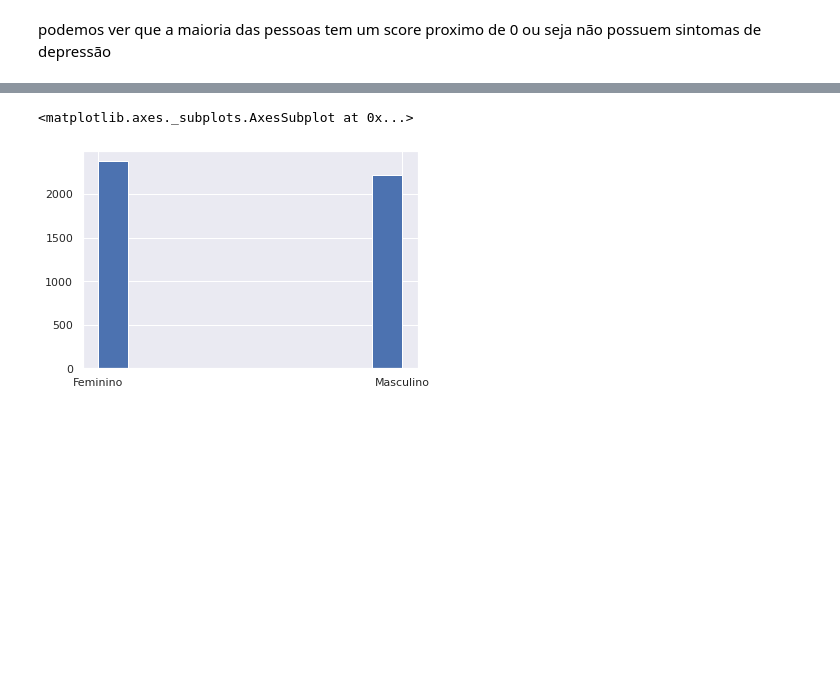
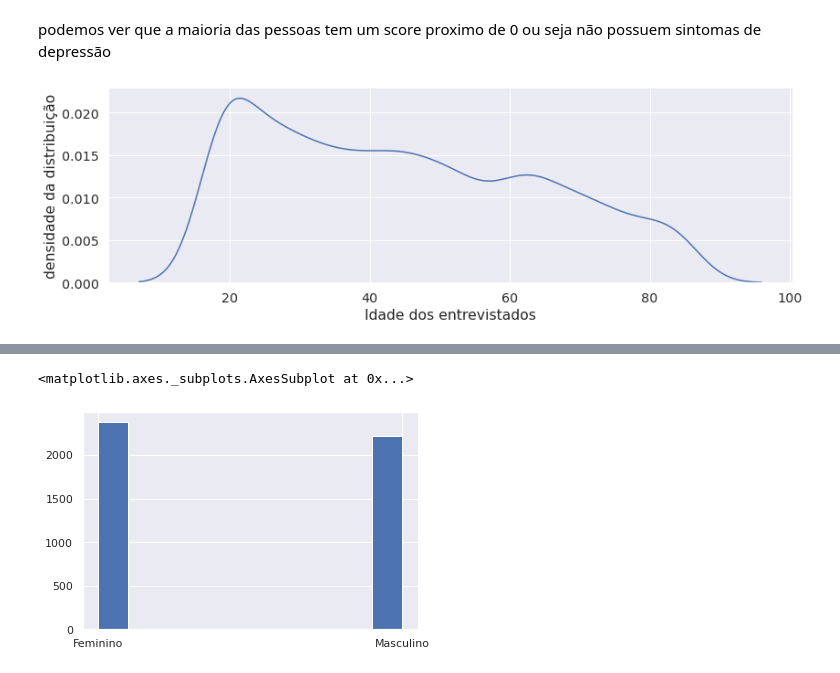
Before and after one commit to DionesGouvea/data-science-toolbox, a Jupyter notebook: Desafio_de_Inferência.ipynb, the cells around one changed output, grey strips where cells are left out. Saved outputs shown, nothing was run; the diff lists cells and outputs as text; code cells hidden in the pictures; blank space fills up the shorter version.

```diff
--- a/Desafio_de_Inferência.ipynb
+++ b/Desafio_de_Inferência.ipynb
@@ -177,2 +238,12 @@ plt.show()
 # %% [markdown]
 podemos ver que a maioria das pessoas tem um score proximo de 0 ou seja não possuem sintomas de depressão
+# %%
+sns.displot(df['RIDAGEYR'],
+            height = 4,
+            aspect = 3,
+            kind = 'kde') #distribuição continua
+plt.ylabel('densidade da distribuição')
+plt.xlabel('Idade dos entrevistados')
+plt.show()
+# %% [output]
+[figure, added]
```
Also changed, not shown: parts of 34 cells of this notebook.
